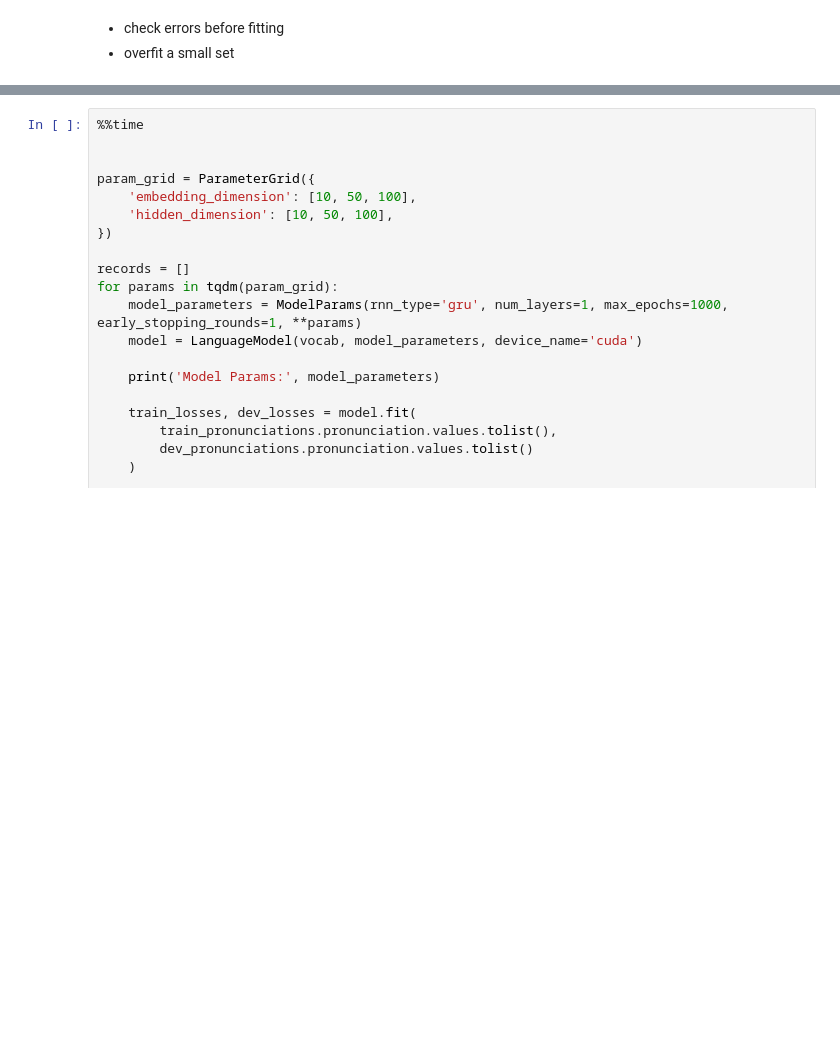
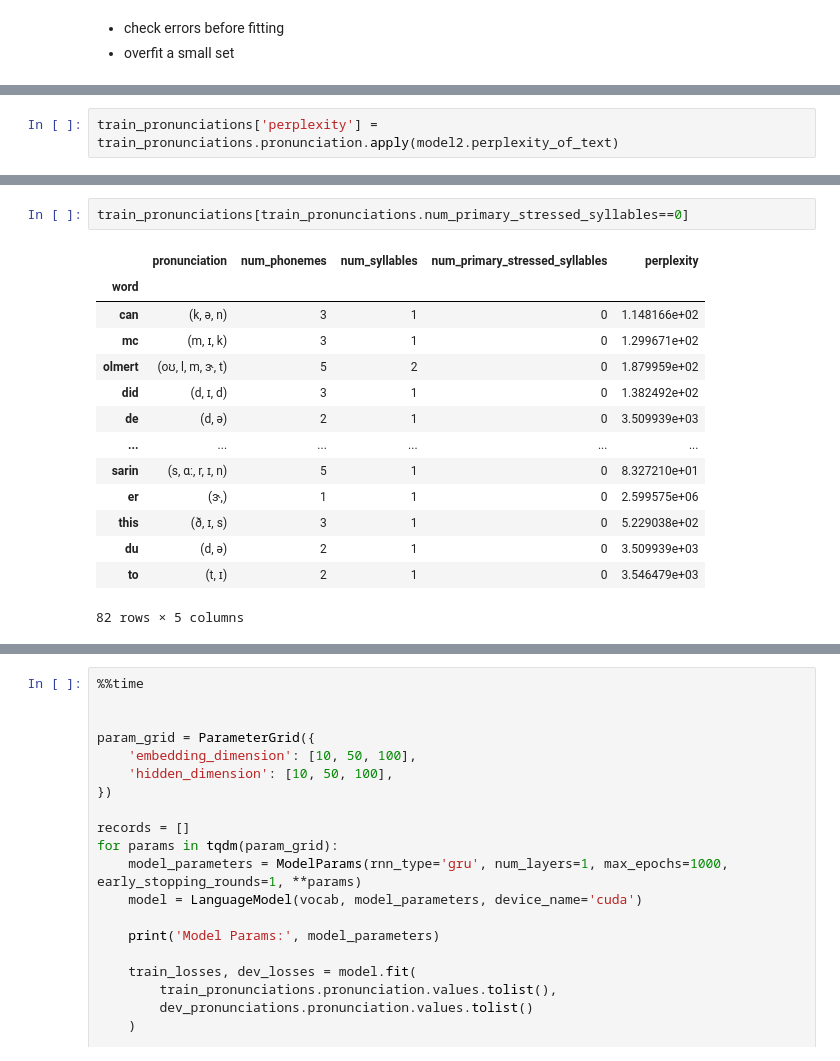
Before and after one commit to colinpollock/sonorant, a Jupyter notebook: Model Training.ipynb, the cells around one changed output, grey strips where cells are left out. Saved outputs shown, nothing was run; the diff lists cells and outputs as text; blank space fills up the shorter version.

```diff
--- a/Model Training.ipynb
+++ b/Model Training.ipynb
@@ -240,0 +353,2 @@ Wall time: 53.1 s
+# %%
+train_pronunciations['perplexity'] = train_pronunciations.pronunciation.apply(model2.perplexity_of_text)
@@ -240,0 +443,17 @@ Wall time: 53.1 s
+# %%
+train_pronunciations[train_pronunciations.num_primary_stressed_syllables==0]
+# %% [output]
+|  | pronunciation | num_phonemes | num_syllables | num_primary_stressed_syllables | perplexity |
+| word |  |  |  |  |  |
+| can | (k, ə, n) | 3 | 1 | 0 | 1.148166e+02 |
+| mc | (m, ɪ, k) | 3 | 1 | 0 | 1.299671e+02 |
+| olmert | (oʊ, l, m, ɝ, t) | 5 | 2 | 0 | 1.879959e+02 |
+| did | (d, ɪ, d) | 3 | 1 | 0 | 1.382492e+02 |
+| de | (d, ə) | 2 | 1 | 0 | 3.509939e+03 |
+| ... | ... | ... | ... | ... | ... |
+| sarin | (s, ɑː, r, ɪ, n) | 5 | 1 | 0 | 8.327210e+01 |
+| er | (ɝ,) | 1 | 1 | 0 | 2.599575e+06 |
+| this | (ð, ɪ, s) | 3 | 1 | 0 | 5.229038e+02 |
+| du | (d, ə) | 2 | 1 | 0 | 3.509939e+03 |
+| to | (t, ɪ) | 2 | 1 | 0 | 3.546479e+03 |
+82 rows × 5 columns
```
Also changed, not shown: parts of 37 cells of this notebook.
